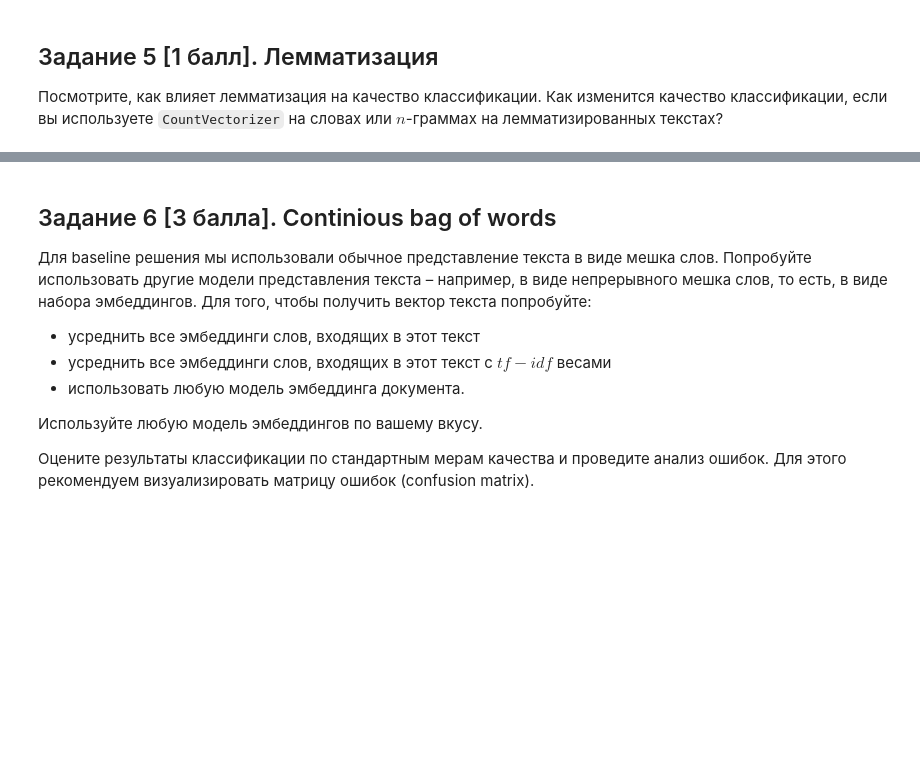
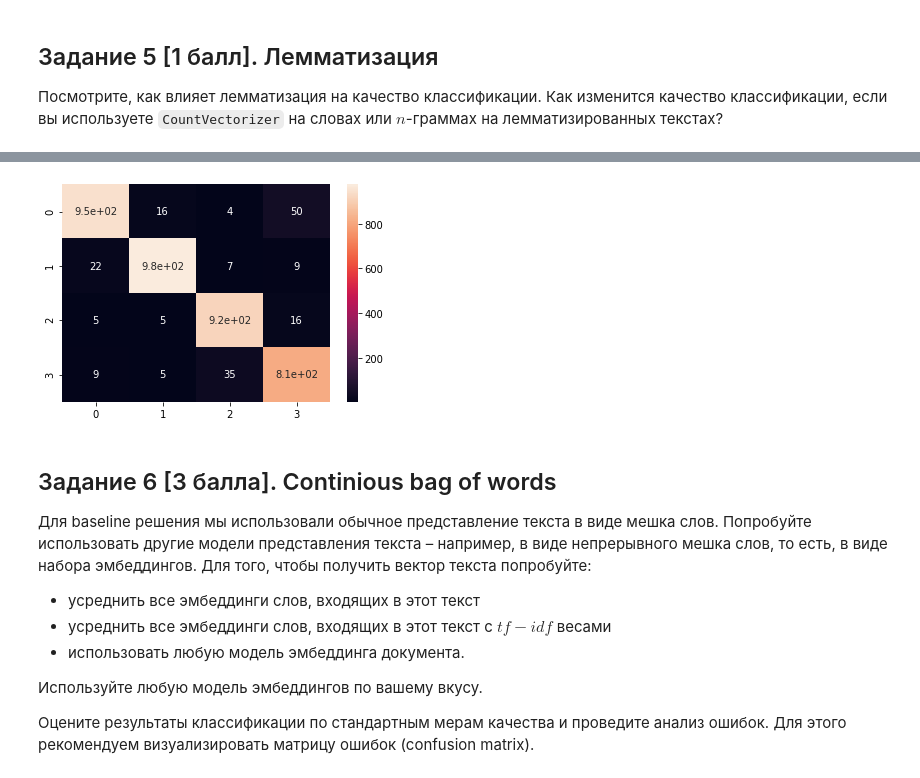
Before and after one commit to leramorozova/DS_Courses, a Jupyter notebook: HW_NLP.ipynb, the cells around one changed output, grey strips where cells are left out. Cells and saved outputs as stored; diff of their text form; code cells hidden in the pictures; blank space fills up the shorter version.

```diff
--- a/HW_NLP.ipynb
+++ b/HW_NLP.ipynb
@@ -286,0 +367,4 @@ sns.heatmap(data=confusion_matrix(y_test, pip_pred))
+# %%
+X = df.drop(columns=['source', 'unlemmatized'])
+y = [id_source[el] for el in df["source"]]
+X_train, X_test, y_train, y_test = train_test_split(X, y, test_size=0.33, random_state=42)
@@ -287,3 +395,8 @@ sns.heatmap(data=confusion_matrix(y_test, pip_pred))
+# %%
+sns.heatmap(data=confusion_matrix(y_test, pip_pred), annot=True)
+plt.show()
+# %% [output]
+[figure, added]
 # %% [markdown]
 ## Задание 6 [3 балла]. Continious bag of words
 Для baseline решения мы использовали обычное представление текста в виде мешка слов. Попробуйте использовать другие модели представления текста – например, в виде непрерывного мешка слов, то есть, в виде набора эмбеддингов. Для того, чтобы получить вектор текста попробуйте:
```
Also changed, not shown: parts of 15 cells of this notebook.
